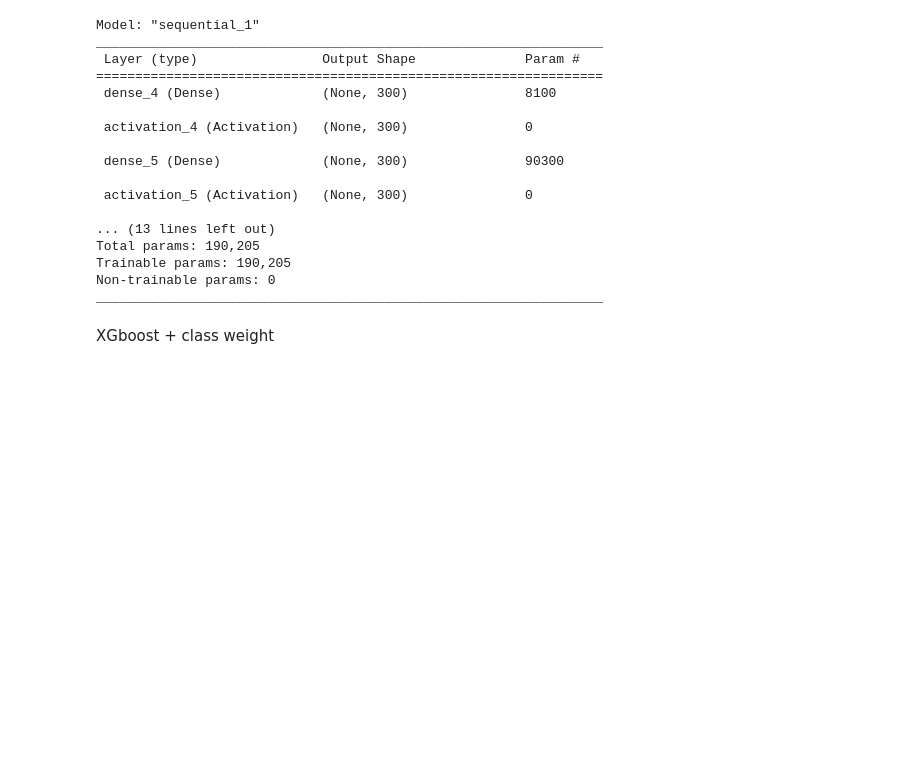
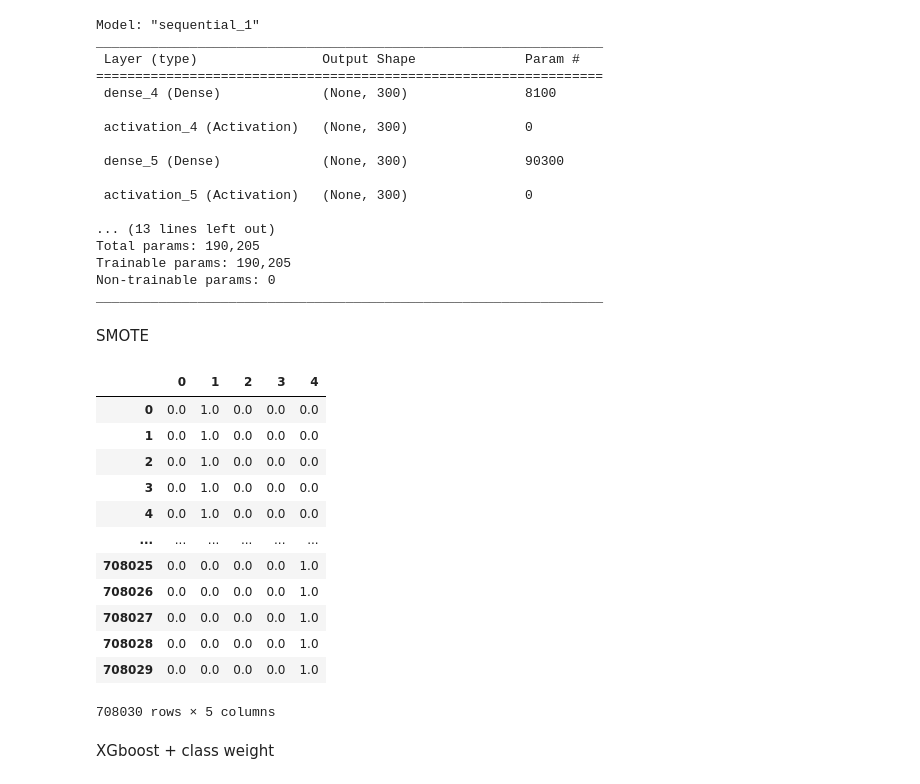
Before and after one commit to ann88412a/Multimodal-Analysis-for-Early-Detection-and-Classification-of-Laryngeal-Disorders, a Jupyter notebook: AI_CUP_acoustic_sample.ipynb, the cells around one changed output. Cells and saved outputs as stored; diff of their text form; code cells hidden in the pictures; blank space fills up the shorter version.

```diff
--- a/AI_CUP_acoustic_sample.ipynb
+++ b/AI_CUP_acoustic_sample.ipynb
@@ -205,12 +205,16 @@ for id in training_id:
     else:
         df['c1'] = np.nan; df['c2'] = np.nan; df['c3'] = np.nan; df['c4'] = np.nan; df['c5'] = np.nan
 
+    df['c6'] = label
+
     training_data = pd.concat([training_data, df])
 
 print("training_data.shape :", training_data.shape)
 
-x_train = training_data.iloc[:, :-5]
-y_train = training_data.iloc[:, -5:]
+x_train = training_data.iloc[:, :-6]
+y_train = training_data.iloc[:, -6:-1]
+y_train_label = training_data.iloc[:, -1:]
+
 print("x_train.shape, y_train.shape :", x_train.shape, y_train.shape)
 print("y_train.columns :", y_train.columns.tolist())
 # %% [output]
@@ -286,3 +294,5 @@ _________________________________________________________________
 #                          y=y_train, validation_split=0.1,
 #                          epochs=10, batch_size=300, verbose=2,callbacks=[EarlyStopping(monitor='val_loss', patience=5, mode='auto'),
 #                                        ModelCheckpoint(MODEL_SAVE_NAME+".h5", save_best_only=True)],validation_data=(x_val, y_val))
+# %% [markdown]
+SMOTE
@@ -289,3 +310,19 @@ _________________________________________________________________
+# %%
+y_train_smote_onehot
+# %% [output]
+|  | 0 | 1 | 2 | 3 | 4 |
+| 0 | 0.0 | 1.0 | 0.0 | 0.0 | 0.0 |
+| 1 | 0.0 | 1.0 | 0.0 | 0.0 | 0.0 |
+| 2 | 0.0 | 1.0 | 0.0 | 0.0 | 0.0 |
+| 3 | 0.0 | 1.0 | 0.0 | 0.0 | 0.0 |
+| 4 | 0.0 | 1.0 | 0.0 | 0.0 | 0.0 |
+| ... | ... | ... | ... | ... | ... |
+| 708025 | 0.0 | 0.0 | 0.0 | 0.0 | 1.0 |
+| 708026 | 0.0 | 0.0 | 0.0 | 0.0 | 1.0 |
+| 708027 | 0.0 | 0.0 | 0.0 | 0.0 | 1.0 |
+| 708028 | 0.0 | 0.0 | 0.0 | 0.0 | 1.0 |
+| 708029 | 0.0 | 0.0 | 0.0 | 0.0 | 1.0 |
+708030 rows × 5 columns
 # %% [markdown]
 XGboost + class weight
 # %%
```
Also changed, not shown: parts of 8 cells of this notebook, 1 other file.
